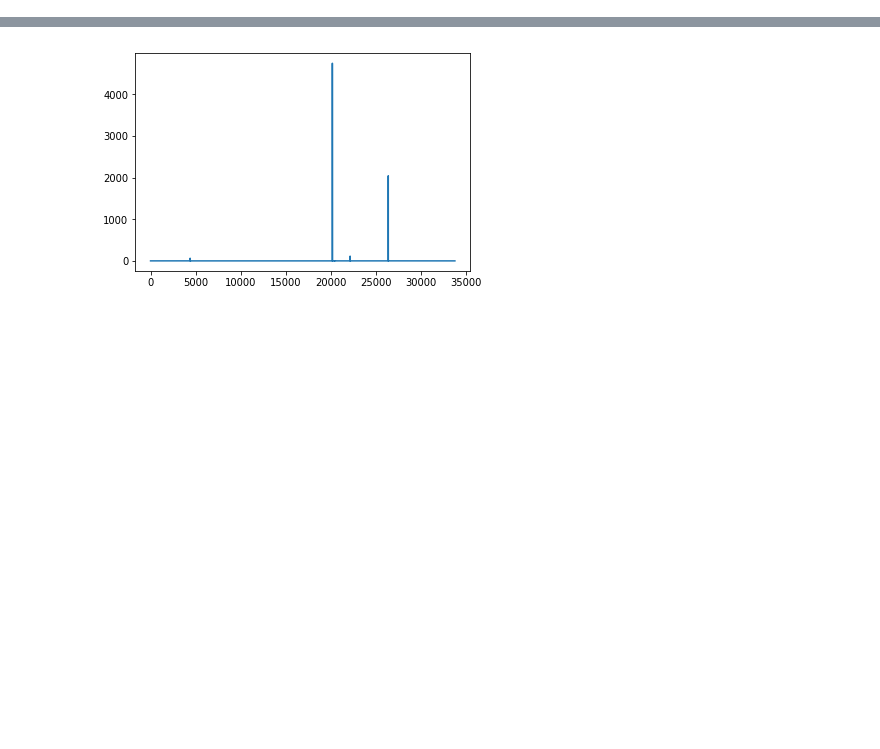
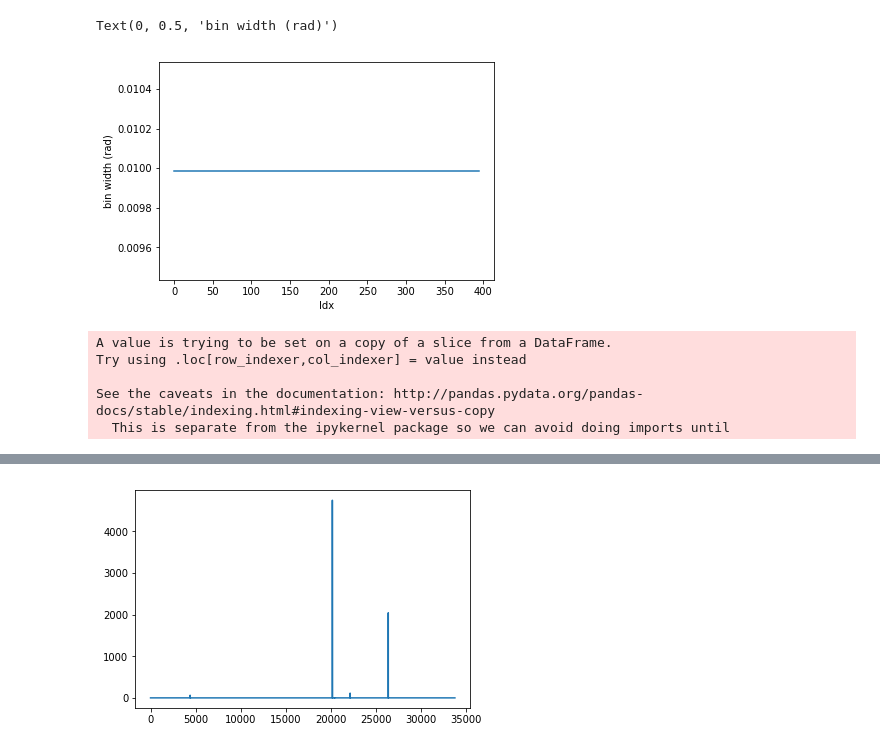
Before and after one commit to quan-dao/ECN-E2E, a Jupyter notebook: data/e2e_data_preparation.ipynb, the cells around one changed output, grey strips where cells are left out. Cells and saved outputs as stored; diff of their text form; code cells hidden in the pictures; blank space fills up the shorter version.

```diff
--- a/data/e2e_data_preparation.ipynb
+++ b/data/e2e_data_preparation.ipynb
@@ -172,0 +34,46 @@ center_cam_df
+# %%
+# Test bins width
+bins_width = [np.round(steering_bin_edges[i + 1] - steering_bin_edges[i], decimals=6) for i in range(num_bins - 1)]
+plt.plot(bins_width)
+plt.xlabel('Idx')
+plt.ylabel('bin width (rad)')
+# %% [output]
+Text(0, 0.5, 'bin width (rad)')
+[figure, added]
+# %%
+# Append 'steering_id' column to dataframe
+center_cam_df['steering_id'] = pd.Series(np.array([-1 for i in range(len(center_cam_df.index))]),
+                                         index=center_cam_df.index)
+
+# Iterate through center_cam_df aside class to each row
+def findSteeringId(idx, center_cam_df, steering_bin_edges):
+    """
+    Find id for idx-th row of center_cam_df w.r.t this row's steering angle
+
+    Input:
+        idx: row index of center_cam_df (scalar)
+        center_cam_df: dataframe  (pd.Dataframe)
+        steering_bin_edges: array of bin edges (np.array)
+
+    Output:
+        assign steering class to inputted row
+    """
+    steering_angle = center_cam_df.iloc[idx].angle
+    i = 0
+    flag_found_bin = False
+    while i < (num_bins - 1) and not flag_found_bin:
+        if steering_angle >= steering_bin_edges[i] and steering_angle < steering_bin_edges[i + 1]:
+            flag_found_bin = True
+            center_cam_df.steering_id.iat[idx] = i  # use iat[] to make sure the change is made to center_cam_df
+            # itself, not a copy of center_cam_df
+        i += 1
+
+    if not flag_found_bin:
+        # not found any bin contains this steering angle --> equal to the right edge of the last bin
+        center_cam_df.iloc[idx].steering_id = i
+# %% [output]
+A value is trying to be set on a copy of a slice from a DataFrame.
+Try using .loc[row_indexer,col_indexer] = value instead
+
+See the caveats in the documentation: http://pandas.pydata.org/pandas-docs/stable/indexing.html#indexing-view-versus-copy
+  This is separate from the ipykernel package so we can avoid doing imports until
```
Also changed, not shown: parts of 28 cells of this notebook.
